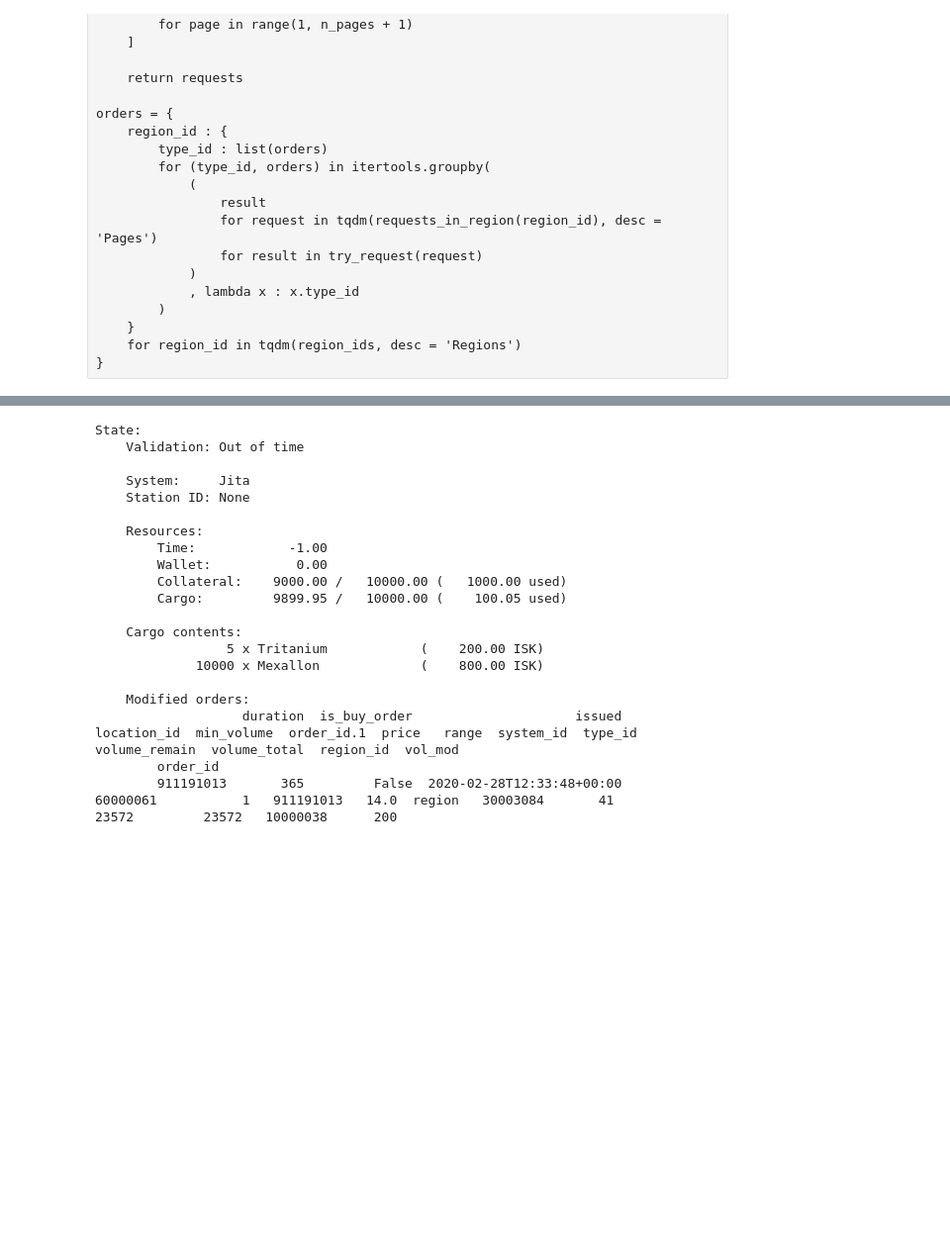
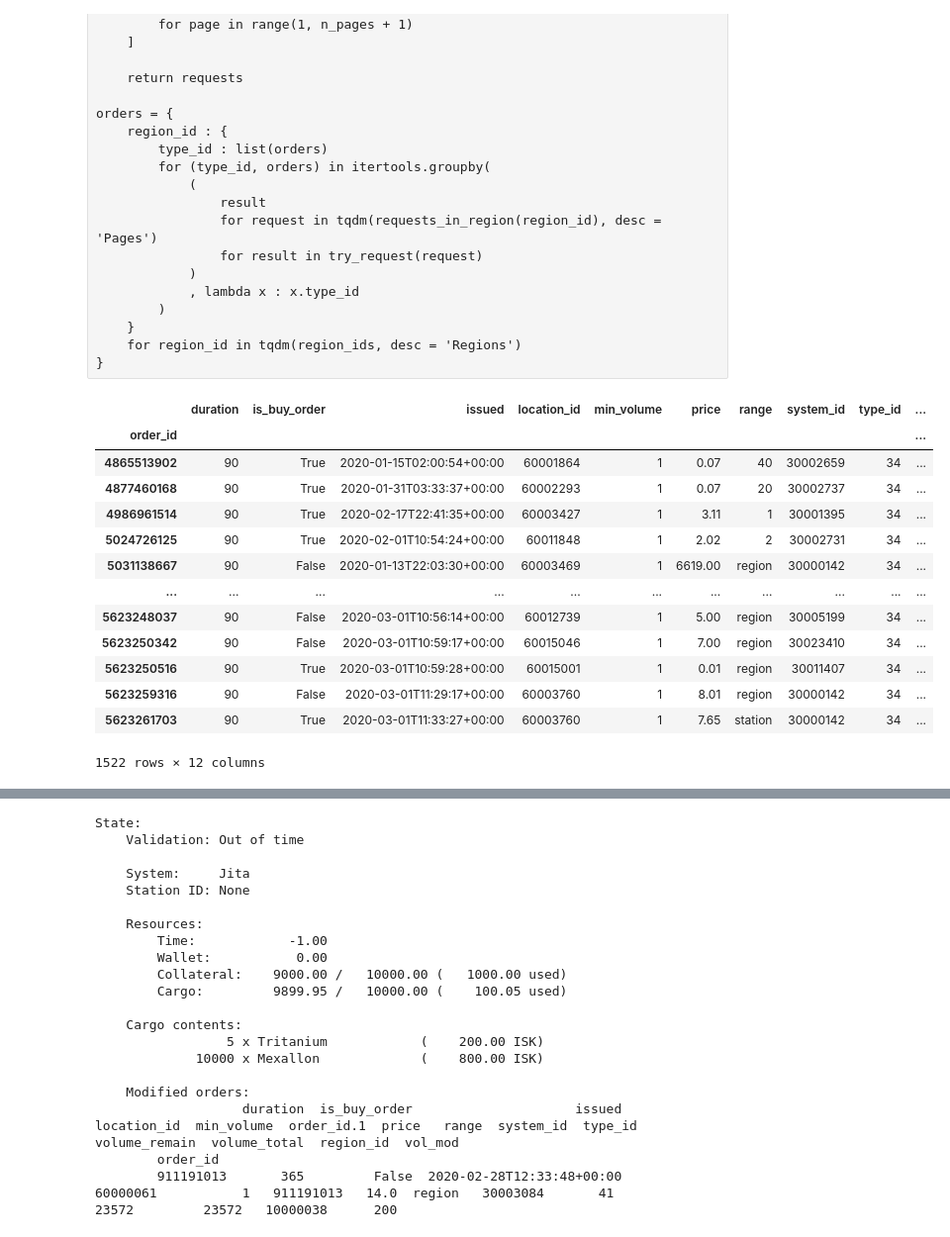
Before and after one commit to alexrobomind/tf_playground, a Jupyter notebook: eveplan/Trading.ipynb, the cells around one changed output, grey strips where cells are left out. Shown: that part at 99% size. Cells and saved outputs as stored; diff of their text form; code cells hidden in the pictures; blank space fills up the shorter version.

```diff
--- a/eveplan/Trading.ipynb
+++ b/eveplan/Trading.ipynb
@@ -192,6 +196,23 @@ orders = {
 orders = pd.read_csv('market/current.csv', index_col = 'order_id')
 orders['region_id'] = orders['system_id'].apply(get_region_id)
 orders.sort_index(inplace = True)
+# %%
+orders[orders.type_id == 34]
+# %% [output]
+|  | duration | is_buy_order | issued | location_id | min_volume | price | range | system_id | type_id | ... |
+| order_id |  |  |  |  |  |  |  |  |  | ... |
+| 4865513902 | 90 | True | 2020-01-15T02:00:54+00:00 | 60001864 | 1 | 0.07 | 40 | 30002659 | 34 | ... |
+| 4877460168 | 90 | True | 2020-01-31T03:33:37+00:00 | 60002293 | 1 | 0.07 | 20 | 30002737 | 34 | ... |
+| 4986961514 | 90 | True | 2020-02-17T22:41:35+00:00 | 60003427 | 1 | 3.11 | 1 | 30001395 | 34 | ... |
+| 5024726125 | 90 | True | 2020-02-01T10:54:24+00:00 | 60011848 | 1 | 2.02 | 2 | 30002731 | 34 | ... |
+| 5031138667 | 90 | False | 2020-01-13T22:03:30+00:00 | 60003469 | 1 | 6619.00 | region | 30000142 | 34 | ... |
+| ... | ... | ... | ... | ... | ... | ... | ... | ... | ... | ... |
+| 5623248037 | 90 | False | 2020-03-01T10:56:14+00:00 | 60012739 | 1 | 5.00 | region | 30005199 | 34 | ... |
+| 5623250342 | 90 | False | 2020-03-01T10:59:17+00:00 | 60015046 | 1 | 7.00 | region | 30023410 | 34 | ... |
+| 5623250516 | 90 | True | 2020-03-01T10:59:28+00:00 | 60015001 | 1 | 0.01 | region | 30011407 | 34 | ... |
+| 5623259316 | 90 | False | 2020-03-01T11:29:17+00:00 | 60003760 | 1 | 8.01 | region | 30000142 | 34 | ... |
+| 5623261703 | 90 | True | 2020-03-01T11:33:27+00:00 | 60003760 | 1 | 7.65 | station | 30000142 | 34 | ... |
+1522 rows × 12 columns
 # %%
 ## Structure of the state space
 class StateProp:
```
Also changed, not shown: parts of 40 cells of this notebook, 8 other files.
